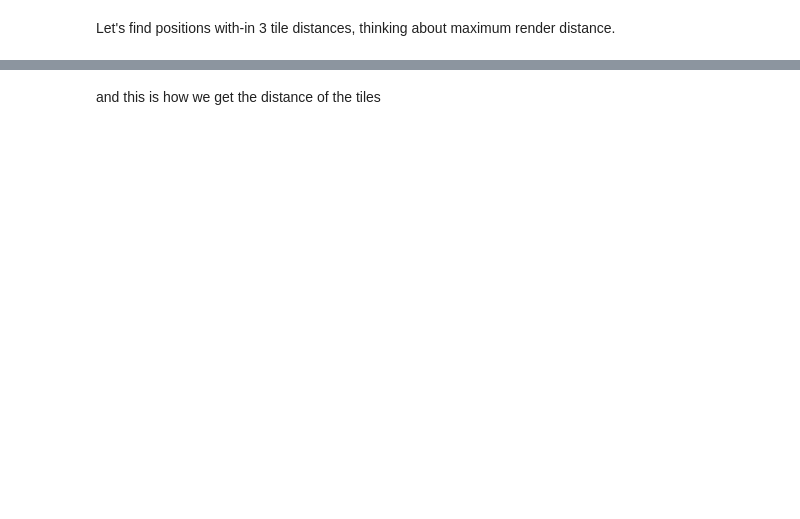
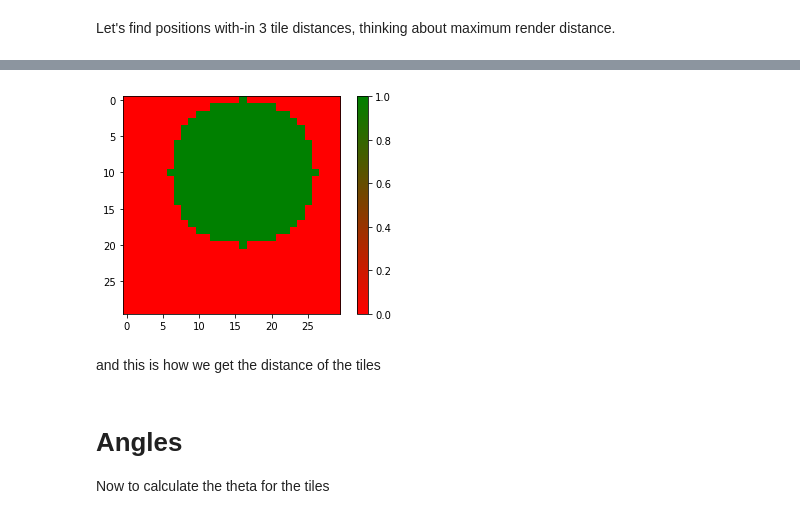
Before and after one commit to ryancollingwood/DUGA, a Jupyter notebook: research/numpy grid.ipynb, the cells around one changed output, grey strips where cells are left out. Saved outputs shown, nothing was run; the diff lists cells and outputs as text; code cells hidden in the pictures; blank space fills up the shorter version.

```diff
--- a/research/numpy grid.ipynb
+++ b/research/numpy grid.ipynb
@@ -391,2 +412,12 @@ print(nearby_tile_distance)
+# %%
+nearby_tile_distance = tile_distances_from_player <= tile_center * 10
+# as true will be taken as 1 and false for 0
+grid_plot(nearby_tile_distance, ["red", "green"])
+# %% [output]
+[figure, added]
 # %% [markdown]
 and this is how we get the distance of the tiles
+# %% [markdown]
+# Angles
+
+Now to calculate the theta for the tiles
```
Also changed, not shown: parts of 59 cells of this notebook.
